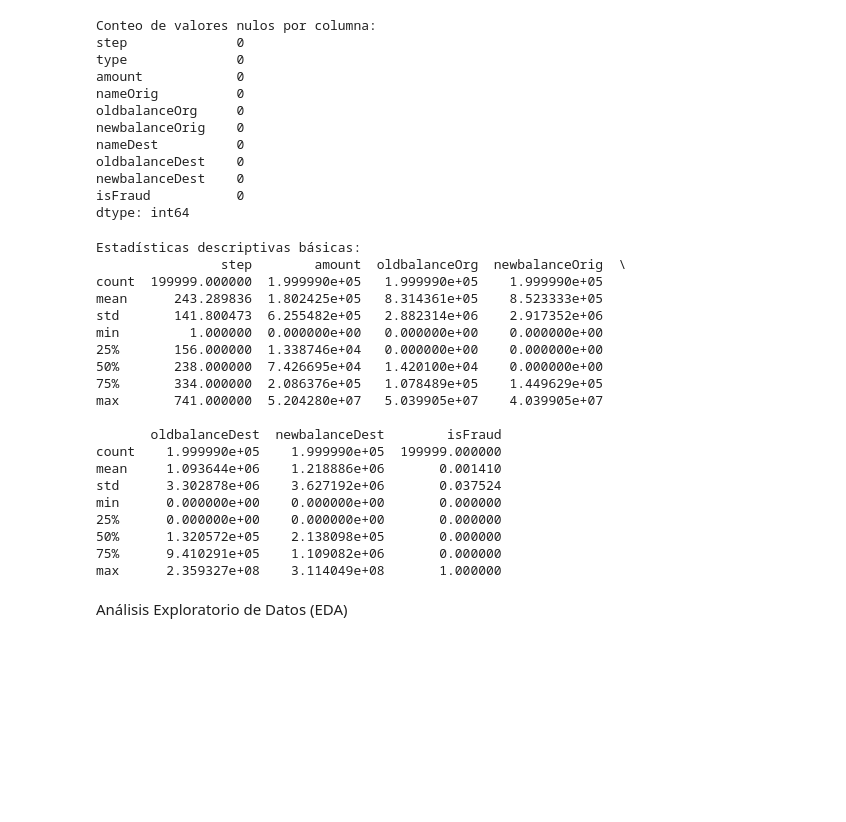
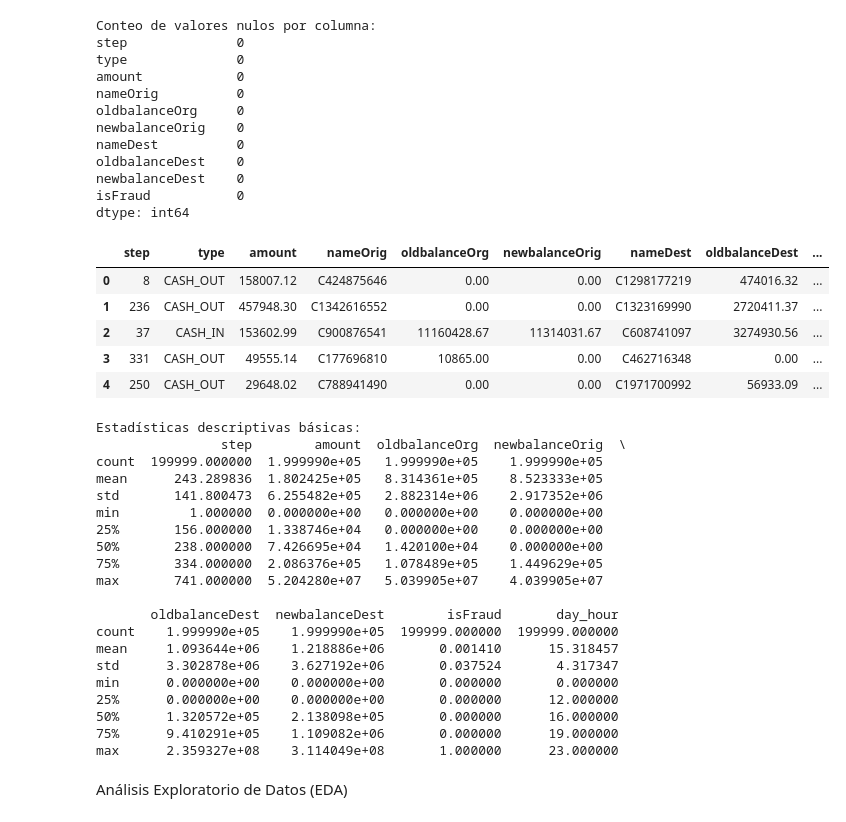
Before and after one commit to PereyraJD/proyecto-final-data, a Jupyter notebook: main_data.ipynb, the cells around one changed output. Drawn from its saved outputs; the diff is of its cells as text; code cells hidden in the pictures; blank space fills up the shorter version.

Commit message:
Cambios en el detector de fraudes, informacion columna steps

```diff
--- a/main_data.ipynb
+++ b/main_data.ipynb
@@ -77,6 +76,18 @@ oldbalanceDest    0
 newbalanceDest    0
 isFraud           0
 dtype: int64
+# %%
+# Creamos la columna 'day_hour' que representa la hora del día en la que se realizó la transacción formato 0-23 (24h format)
+df['day_hour'] = df['step'] % 24
+# %%
+df.head()
+# %% [output]
+|  | step | type | amount | nameOrig | oldbalanceOrg | newbalanceOrig | nameDest | oldbalanceDest | ... |
+| 0 | 8 | CASH_OUT | 158007.12 | C424875646 | 0.00 | 0.00 | C1298177219 | 474016.32 | ... |
+| 1 | 236 | CASH_OUT | 457948.30 | C1342616552 | 0.00 | 0.00 | C1323169990 | 2720411.37 | ... |
+| 2 | 37 | CASH_IN | 153602.99 | C900876541 | 11160428.67 | 11314031.67 | C608741097 | 3274930.56 | ... |
+| 3 | 331 | CASH_OUT | 49555.14 | C177696810 | 10865.00 | 0.00 | C462716348 | 0.00 | ... |
+| 4 | 250 | CASH_OUT | 29648.02 | C788941490 | 0.00 | 0.00 | C1971700992 | 56933.09 | ... |
 # %%
 print("\nEstadísticas descriptivas básicas:")
 print(df.describe())
@@ -92,15 +103,15 @@ min         1.000000  0.000000e+00   0.000000e+00    0.000000e+00
 75%       334.000000  2.086376e+05   1.078489e+05    1.449629e+05
 max       741.000000  5.204280e+07   5.039905e+07    4.039905e+07
 
-       oldbalanceDest  newbalanceDest        isFraud
-count    1.999990e+05    1.999990e+05  199999.000000
-mean     1.093644e+06    1.218886e+06       0.001410
-std      3.302878e+06    3.627192e+06       0.037524
-min      0.000000e+00    0.000000e+00       0.000000
-25%      0.000000e+00    0.000000e+00       0.000000
-50%      1.320572e+05    2.138098e+05       0.000000
-75%      9.410291e+05    1.109082e+06       0.000000
-max      2.359327e+08    3.114049e+08       1.000000
+       oldbalanceDest  newbalanceDest        isFraud       day_hour
+count    1.999990e+05    1.999990e+05  199999.000000  199999.000000
+mean     1.093644e+06    1.218886e+06       0.001410      15.318457
+std      3.302878e+06    3.627192e+06       0.037524       4.317347
+min      0.000000e+00    0.000000e+00       0.000000       0.000000
+25%      0.000000e+00    0.000000e+00       0.000000      12.000000
+50%      1.320572e+05    2.138098e+05       0.000000      16.000000
+75%      9.410291e+05    1.109082e+06       0.000000      19.000000
+max      2.359327e+08    3.114049e+08       1.000000      23.000000
 # %% [markdown]
 Análisis Exploratorio de Datos (EDA)
 # %%
```
Also changed, not shown: parts of 8 cells of this notebook, 5 other files.
